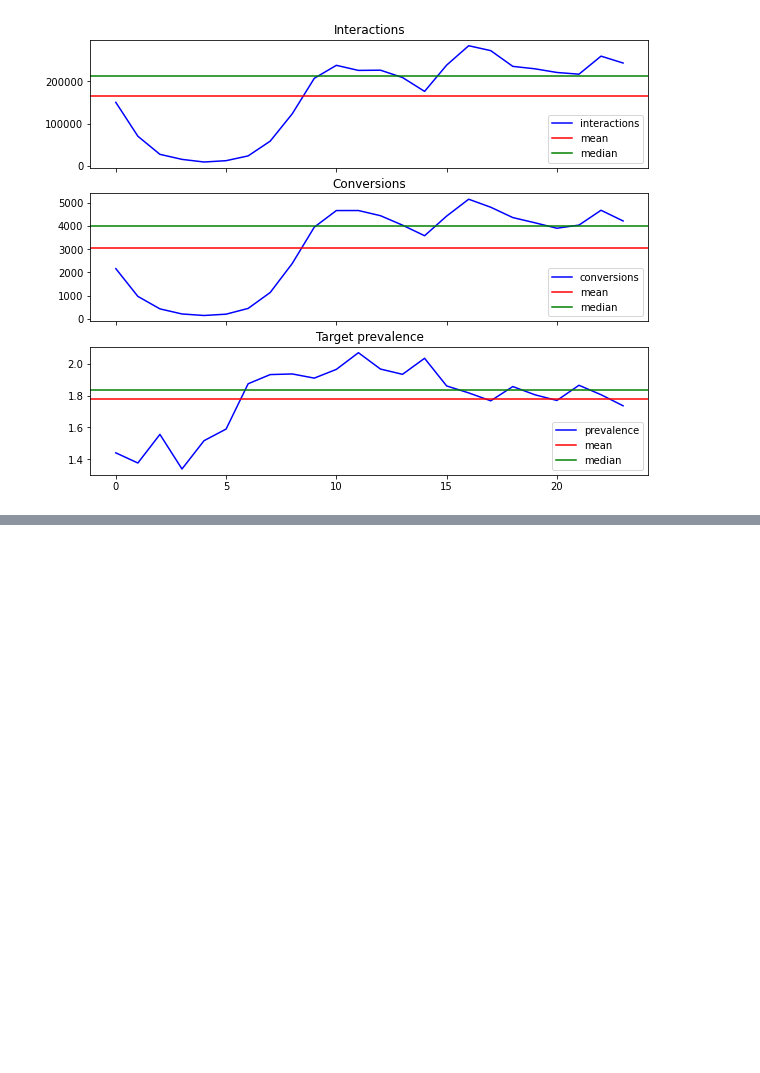
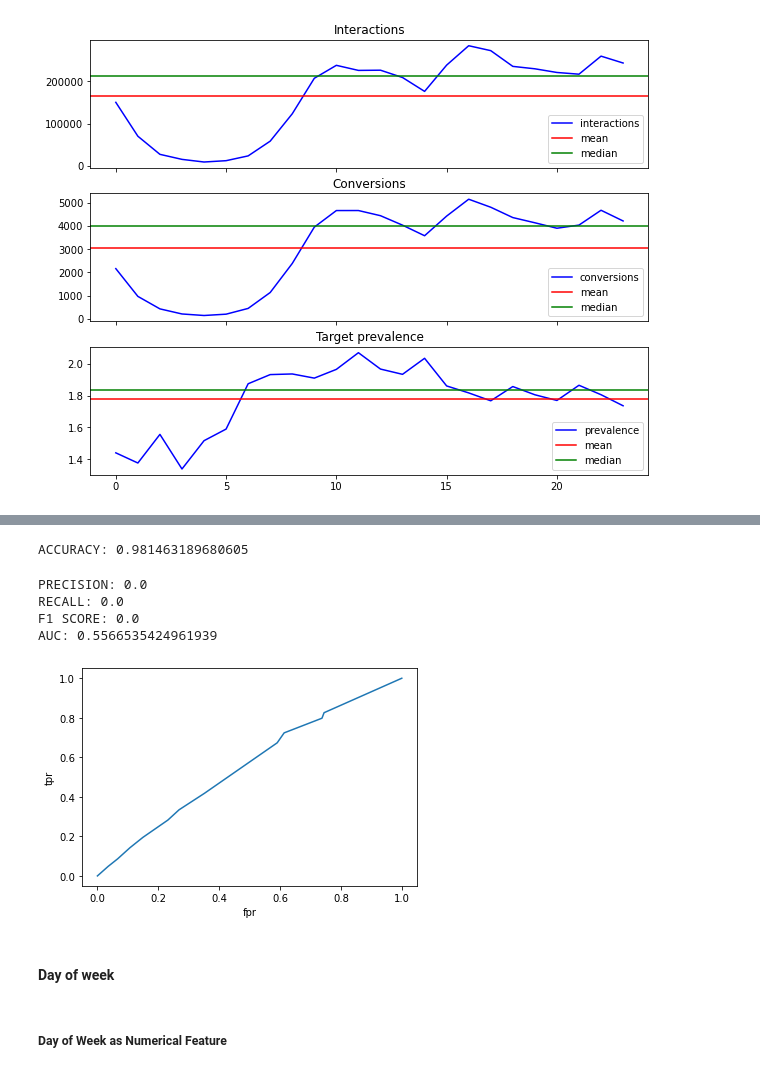
Before and after one commit to Laurajmoreno/ML_and_CRO, a Jupyter notebook: CATEGORICAL DATA - DATA EXPLORATION AND FEATURE ENGINEERING.ipynb, the cells around one changed output, grey strips where cells are left out. Cells and saved outputs as stored; diff of their text form; code cells hidden in the pictures; blank space fills up the shorter version.

```diff
--- a/CATEGORICAL DATA - DATA EXPLORATION AND FEATURE ENGINEERING.ipynb
+++ b/CATEGORICAL DATA - DATA EXPLORATION AND FEATURE ENGINEERING.ipynb
@@ -721,0 +855,7 @@ Text(0.5, 1.0, 'Target prevalence')
+# %%
+y=df['ga:productAddsToCart_transf']
+X=df[['month_sin','month_cos']]
+X_train, X_test, y_train, y_test = train_test_split(X, y,random_state=42)
+# %%
+model_month_cycl, model_sum_month_cycl=reg_log(X_train)
+model_sum_month_cycl
@@ -721,0 +879,13 @@ Text(0.5, 1.0, 'Target prevalence')
+# %%
+evaluate(X_test,y_test,model_month_cycl)
+# %% [output]
+ACCURACY: 0.981463189680605
+PRECISION: 0.0
+RECALL: 0.0
+F1 SCORE: 0.0
+AUC: 0.5566535424961939
+[figure, added]
+# %% [markdown]
+#### Day of week
+# %% [markdown]
+##### Day of Week as Numerical Feature
```
Also changed, not shown: parts of 56 cells of this notebook, 1 other file.
